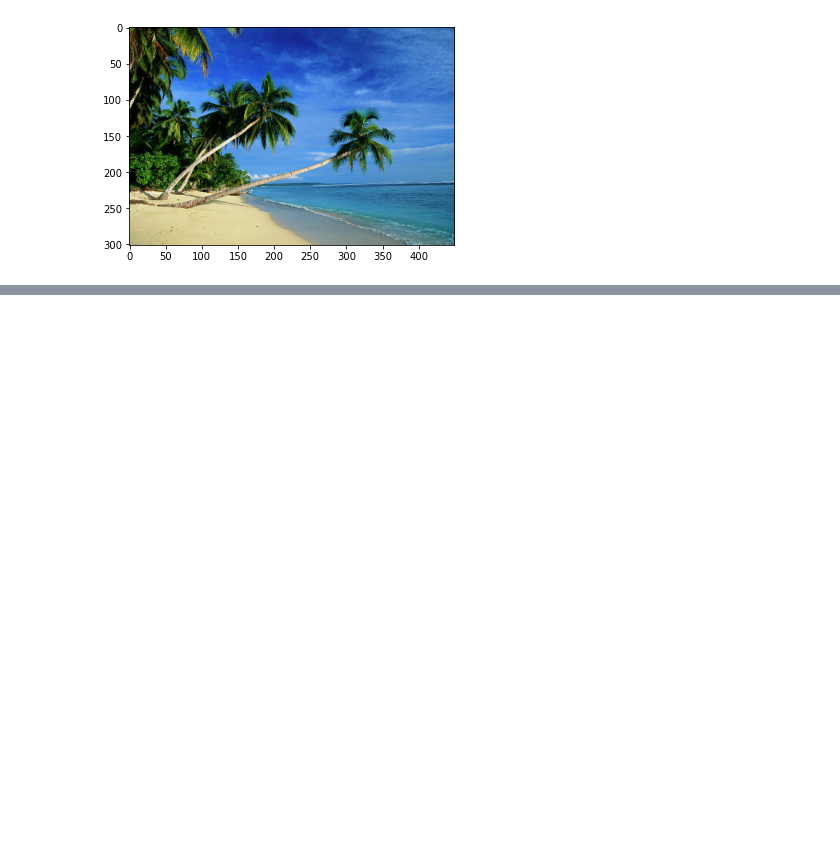
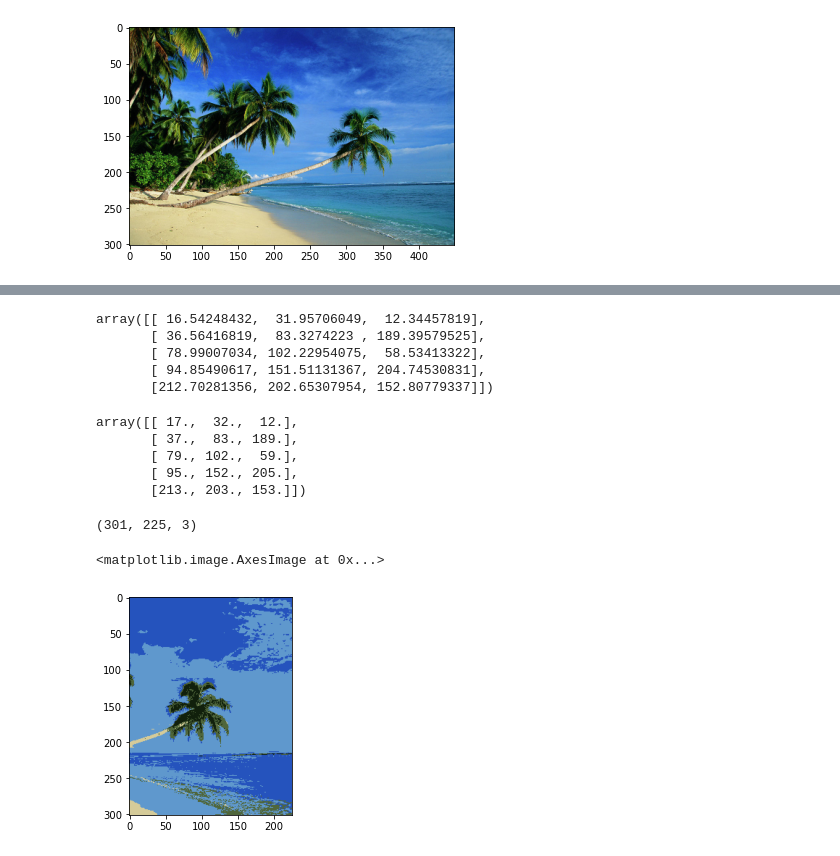
Before and after one commit to jainsanyam786/Intro_To_AI, a Jupyter notebook: Project4/Image_Recoloration.ipynb, the cells around one changed output, grey strips where cells are left out. Cells and saved outputs as stored; diff of their text form; code cells hidden in the pictures; blank space fills up the shorter version.

```diff
--- a/Project4/Image_Recoloration.ipynb
+++ b/Project4/Image_Recoloration.ipynb
@@ -66,0 +153,42 @@ B = ogimage[:,:,2].flatten()
+# %%
+centers[:,0] = (centers[:,0] * np.std(R)) + np.mean(R)
+centers[:,1] = (centers[:,1] * np.std(G)) + np.mean(G)
+centers[:,2] = (centers[:,2] * np.std(B)) + np.mean(B)
+centers
+# %% [output]
+array([[ 16.54248432,  31.95706049,  12.34457819],
+       [ 36.56416819,  83.3274223 , 189.39579525],
+       [ 78.99007034, 102.22954075,  58.53413322],
+       [ 94.85490617, 151.51131367, 204.74530831],
+       [212.70281356, 202.65307954, 152.80779337]])
+# %%
+centers =  np.rint(centers)
+centers
+# %% [output]
+array([[ 17.,  32.,  12.],
+       [ 37.,  83., 189.],
+       [ 79., 102.,  59.],
+       [ 95., 152., 205.],
+       [213., 203., 153.]])
+# %%
+Rtest = np.reshape(testingImage[:,:,0].flatten(),(testingImage[:,:,0].flatten().shape[0],1))
+Gtest = np.reshape(testingImage[:,:,1].flatten(),(testingImage[:,:,1].flatten().shape[0],1))
+Btest = np.reshape(testingImage[:,:,2].flatten(),(testingImage[:,:,2].flatten().shape[0],1))
+RGBtest = np.column_stack((Rtest, Gtest, Btest))
+clustersForTestData = returncluster(RGBtest,5,centers)
+RGBtest[list(clustersForTestData.get(0))] = centers[0]
+RGBtest[list(clustersForTestData.get(1))] = centers[1]
+RGBtest[list(clustersForTestData.get(2))] = centers[2]
+RGBtest[list(clustersForTestData.get(3))] = centers[3]
+RGBtest[list(clustersForTestData.get(4))] = centers[4]
+# %%
+og = RGBtest.reshape((testingImage.shape[0],testingImage.shape[1],3))
+# %%
+og.shape
+# %% [output]
+(301, 225, 3)
+# %%
+plt.imshow(og)
+# %% [output]
+<matplotlib.image.AxesImage at 0x...>
+[figure, added]
```
Also changed, not shown: parts of 15 cells of this notebook, 2 other files.
